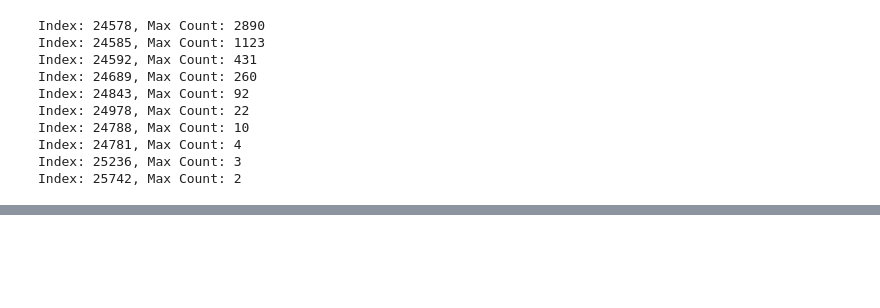
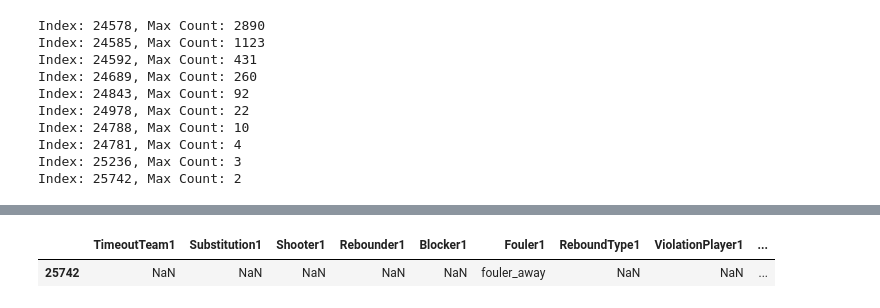
Before and after one commit to isevr/NBA_runs_prediction, a Jupyter notebook: seq_min.ipynb, the cells around one changed output, grey strips where cells are left out. Drawn from its saved outputs; the diff is of its cells as text; code cells hidden in the pictures; blank space fills up the shorter version.

```diff
--- a/seq_min.ipynb
+++ b/seq_min.ipynb
@@ -94,11 +57,10 @@ import pandas as pd
 import time
 from collections import defaultdict
 
+events = {}
 
-for j in range(11,112,11):
+for j, event in zip(range(11,112,11), range(10, 0, -1)):
     a = combined_df.iloc[:, -j:-1][combined_df['class'] == 1]
-
-
 
     # count occurrences of each row
     row_counts = defaultdict(int)
@@ -119,6 +81,7 @@ for j in range(11,112,11):
 
 
     print(f"Index: {mc_idx}, Max Count: {max_count}")
+    events[event] = a.iloc[mc_idx]
 # %% [output]
 Index: 24578, Max Count: 2890
 Index: 24585, Max Count: 1123
@@ -171,0 +96,5 @@ a
+# %%
+events[1].to_frame().T
+# %% [output]
+|  | TimeoutTeam1 | Substitution1 | Shooter1 | Rebounder1 | Blocker1 | Fouler1 | ReboundType1 | ViolationPlayer1 | ... |
+| 25742 | NaN | NaN | NaN | NaN | NaN | fouler_away | NaN | NaN | ... |
```
Also changed, not shown: parts of 6 cells of this notebook.
